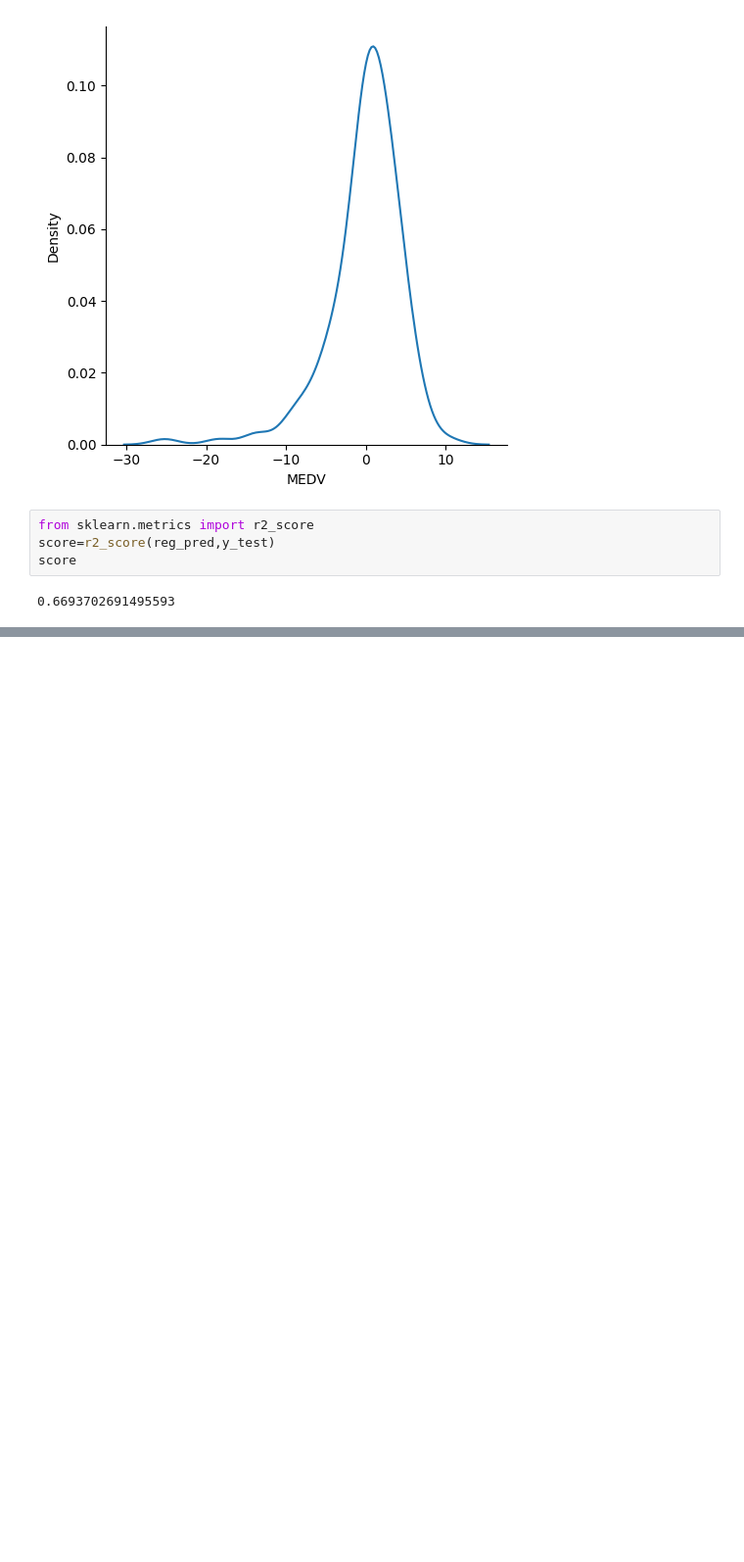
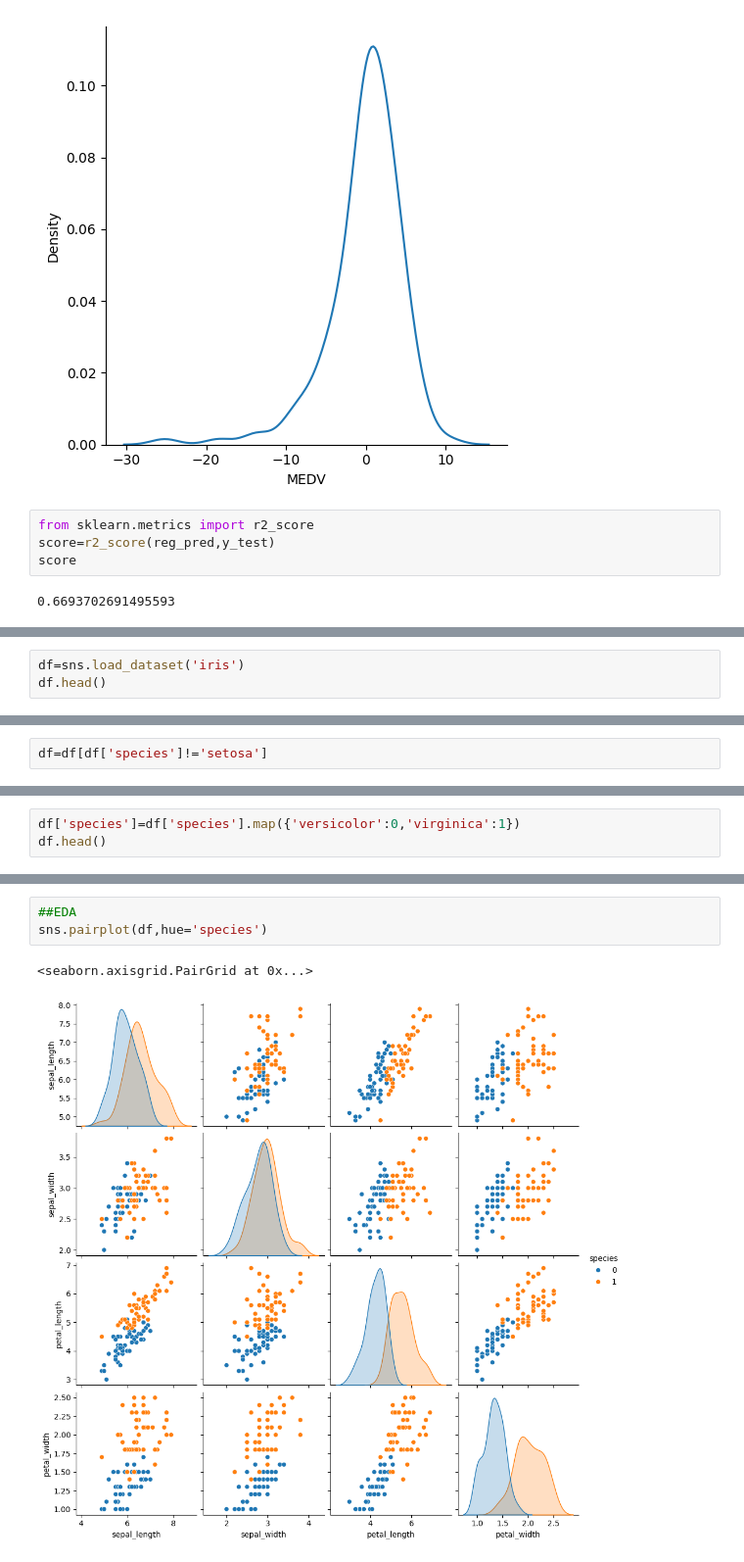
Before and after one commit to AatishKumar649/Machine-learning-all-algorithms, a Jupyter notebook: Machine_Learning_All_Algorithms.ipynb, the cells around one changed output, grey strips where cells are left out. Shown: that part at 98% size. Saved outputs shown, nothing was run; the diff lists cells and outputs as text; blank space fills up the shorter version.

```diff
--- a/Machine_Learning_All_Algorithms.ipynb
+++ b/Machine_Learning_All_Algorithms.ipynb
@@ -151,0 +236,3 @@ score
+# %%
+df=sns.load_dataset('iris')
+df.head()
@@ -151,0 +260,2 @@ score
+# %%
+df=df[df['species']!='setosa']
@@ -151,0 +271,3 @@ score
+# %%
+df['species']=df['species'].map({'versicolor':0,'virginica':1})
+df.head()
@@ -151,0 +385,6 @@ score
+# %%
+##EDA
+sns.pairplot(df,hue='species')
+# %% [output]
+<seaborn.axisgrid.PairGrid at 0x...>
+[figure, added]
```
Also changed, not shown: parts of 39 cells of this notebook.
